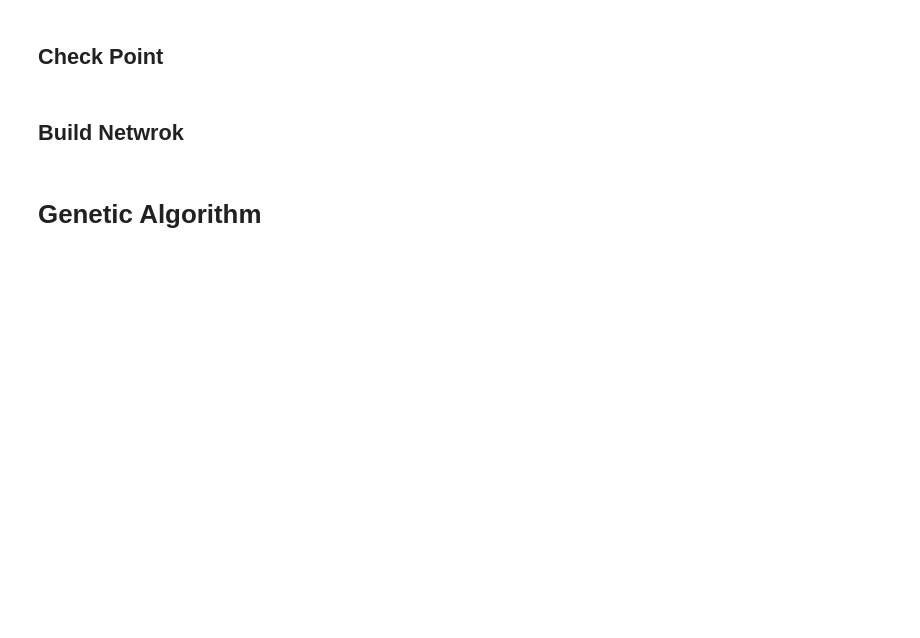
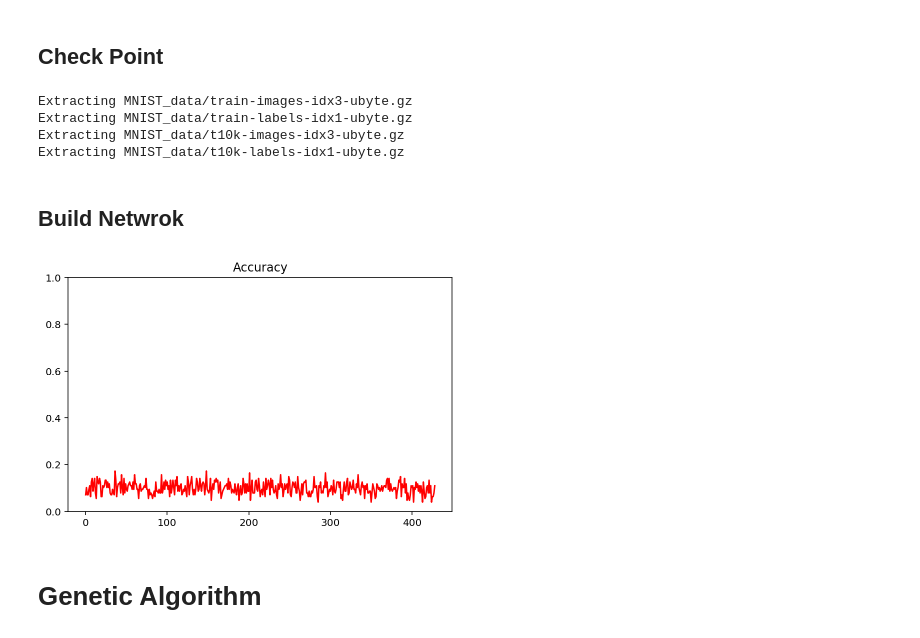
Before and after one commit to Xpitfire/deep-learning, a Jupyter notebook: experiments/Genetic_Algorithm_NN_Weights_Training.ipynb, the cells around one changed output. Saved outputs shown, nothing was run; the diff lists cells and outputs as text; code cells hidden in the pictures; blank space fills up the shorter version.

```diff
--- a/experiments/Genetic_Algorithm_NN_Weights_Training.ipynb
+++ b/experiments/Genetic_Algorithm_NN_Weights_Training.ipynb
@@ -83,4 +84,13 @@ import helper
 valid_features, valid_labels = pickle.load(open('preprocess_validation.p', mode='rb'))
+# %%
+# load mnist data
+from tensorflow.examples.tutorials.mnist import input_data
+mnist = input_data.read_data_sets('MNIST_data')
+# %% [output]
+Extracting MNIST_data/train-images-idx3-ubyte.gz
+Extracting MNIST_data/train-labels-idx1-ubyte.gz
+Extracting MNIST_data/t10k-images-idx3-ubyte.gz
+Extracting MNIST_data/t10k-labels-idx1-ubyte.gz
 # %% [markdown]
 ## Build Netwrok
 # %%
@@ -122,6 +132,43 @@ def print_stats(session, net, total_epochs, epoch, batch_i, feature_batch, label
     valid_accuracy = session.run(net.accuracy, feed_dict={net.x:valid_features, net.y:valid_labels})
     print('Epoch {:>2}/{:>2}, CIFAR-10 Batch {} | Train Acc: {:1.2} Loss: {:1.3} | Valid Acc: {:1.2} Loss: {:1.3}'.format(
         epoch, total_epochs, batch_i, train_accuracy, train_loss, valid_accuracy, valid_loss), end='\r')
+# %%
+batch_size = 128
+x_dim = 784
+n_classes = 10
+
+with tf.Session() as sess:
+
+    net = Network(x_dim, n_classes)
+    l1_w = np.random.rand(x_dim, 100)
+    l1_b = np.random.rand(100)
+    l2_w = np.random.rand(100, 1)
+    l2_b = np.random.rand(1)
+
+    accuracies = []
+    # Initializing the variables
+    batch_num = mnist.train.num_examples//batch_size
+    for ii in range(batch_num):
+        train_batch, labels = mnist.train.next_batch(batch_size)
+
+        # Run optimizers
+        feed_dict = {net.x:train_batch,
+                     net.y:labels,
+                     net.l1_w:l1_w,
+                     net.l1_b:l1_b,
+                     net.l2_w:l2_w,
+                     net.l2_b:l2_b}
+        logits, predict, accuracy = sess.run([net.logits, net.prediction, net.accuracy], feed_dict=feed_dict)
+        accuracies.append(accuracy)
+
+    acc_plot = plt.subplot(111)
+    acc_plot.set_title('Accuracy')
+    acc_plot.plot(range(batch_num), accuracies, 'r', label='Accuracy')
+    acc_plot.set_ylim([0, 1.0])
+    plt.tight_layout()
+    plt.show()
+# %% [output]
+[figure, added]
 # %% [markdown]
 # Genetic Algorithm
 # %%
```
Also changed, not shown: parts of 9 cells of this notebook.
